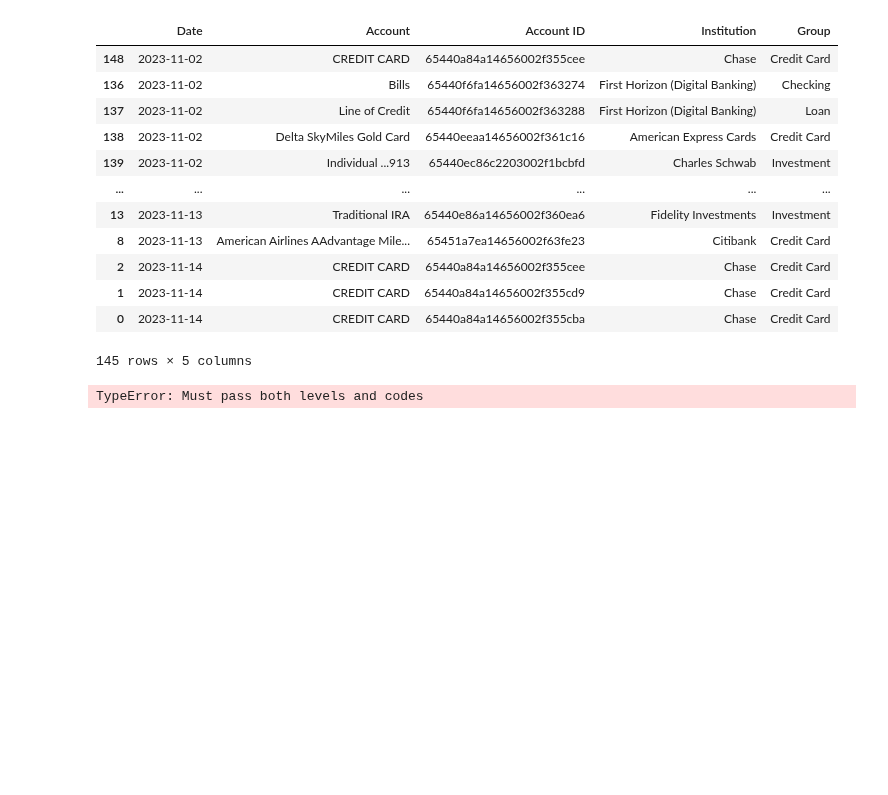
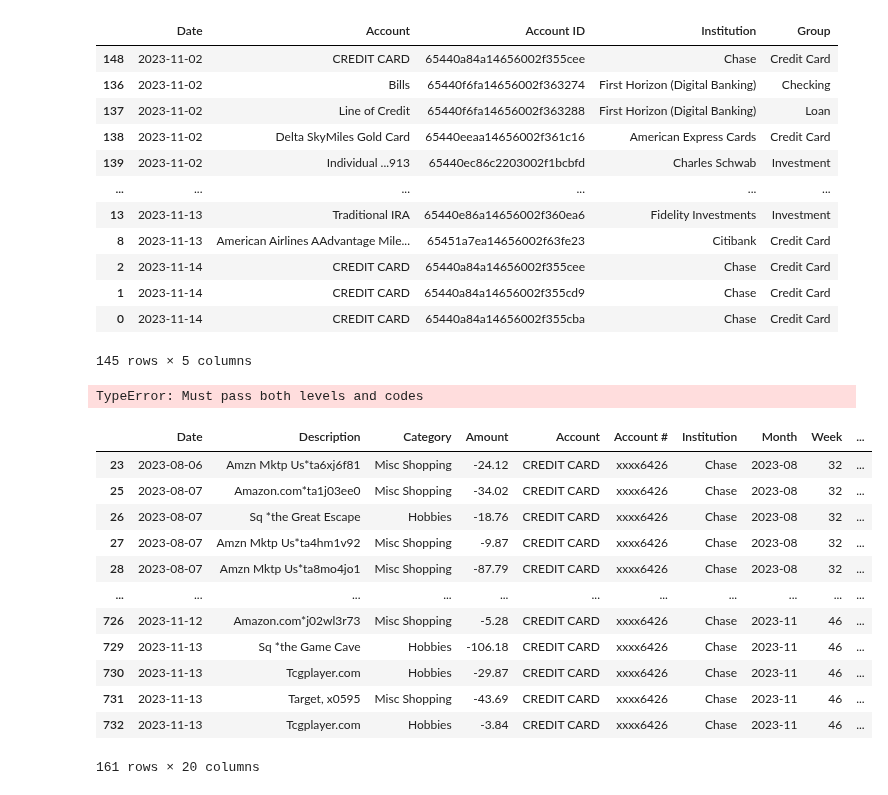
Before and after one commit to nccurry/portico, a Jupyter notebook: test.ipynb, the cells around one changed output. Cells and saved outputs as stored; diff of their text form; code cells hidden in the pictures; blank space fills up the shorter version.

Commit message:
Start fleshing out category page

```diff
--- a/test.ipynb
+++ b/test.ipynb
@@ -97,3 +97,41 @@ df.index = pd.MultiIndex(["Date", "Account ID"])
 display(df)
 # %% [output]
 TypeError: Must pass both levels and codes
+# %%
+import pandas as pd
+
+df = pd.read_csv("transactions.csv")
+# Drop empty column
+df = df.drop("Unnamed: 0", axis=1)
+
+# Recast Amount column as float
+df["Amount"] = df["Amount"].replace('[\$,]', '', regex=True).astype(float)
+
+# Recast dates as datetime
+df["Date"] = pd.to_datetime(df["Date"])
+df["Month"] = pd.to_datetime(df["Month"])
+df["Week"] = pd.to_datetime(df["Week"])
+df["Date Added"] = pd.to_datetime(df["Date Added"])
+df["Categorized Date"] = pd.to_datetime(df["Categorized Date"])
+
+# Use better strings for Month and Week columns
+df["Month"] = df["Month"].dt.strftime('%Y-%m')
+df["Week"] = df["Week"].dt.strftime('%U')
+
+df = df[df["Group"] == "Shopping"]
+
+display(df)
+# %% [output]
+|  | Date | Description | Category | Amount | Account | Account # | Institution | Month | Week | ... |
+| 23 | 2023-08-06 | Amzn Mktp Us*ta6xj6f81 | Misc Shopping | -24.12 | CREDIT CARD | xxxx6426 | Chase | 2023-08 | 32 | ... |
+| 25 | 2023-08-07 | Amazon.com*ta1j03ee0 | Misc Shopping | -34.02 | CREDIT CARD | xxxx6426 | Chase | 2023-08 | 32 | ... |
+| 26 | 2023-08-07 | Sq *the Great Escape | Hobbies | -18.76 | CREDIT CARD | xxxx6426 | Chase | 2023-08 | 32 | ... |
+| 27 | 2023-08-07 | Amzn Mktp Us*ta4hm1v92 | Misc Shopping | -9.87 | CREDIT CARD | xxxx6426 | Chase | 2023-08 | 32 | ... |
+| 28 | 2023-08-07 | Amzn Mktp Us*ta8mo4jo1 | Misc Shopping | -87.79 | CREDIT CARD | xxxx6426 | Chase | 2023-08 | 32 | ... |
+| ... | ... | ... | ... | ... | ... | ... | ... | ... | ... | ... |
+| 726 | 2023-11-12 | Amazon.com*j02wl3r73 | Misc Shopping | -5.28 | CREDIT CARD | xxxx6426 | Chase | 2023-11 | 46 | ... |
+| 729 | 2023-11-13 | Sq *the Game Cave | Hobbies | -106.18 | CREDIT CARD | xxxx6426 | Chase | 2023-11 | 46 | ... |
+| 730 | 2023-11-13 | Tcgplayer.com | Hobbies | -29.87 | CREDIT CARD | xxxx6426 | Chase | 2023-11 | 46 | ... |
+| 731 | 2023-11-13 | Target, x0595 | Misc Shopping | -43.69 | CREDIT CARD | xxxx6426 | Chase | 2023-11 | 46 | ... |
+| 732 | 2023-11-13 | Tcgplayer.com | Hobbies | -3.84 | CREDIT CARD | xxxx6426 | Chase | 2023-11 | 46 | ... |
+161 rows × 20 columns
```
Also changed, not shown: parts of 1 cell of this notebook, 11 other files.
